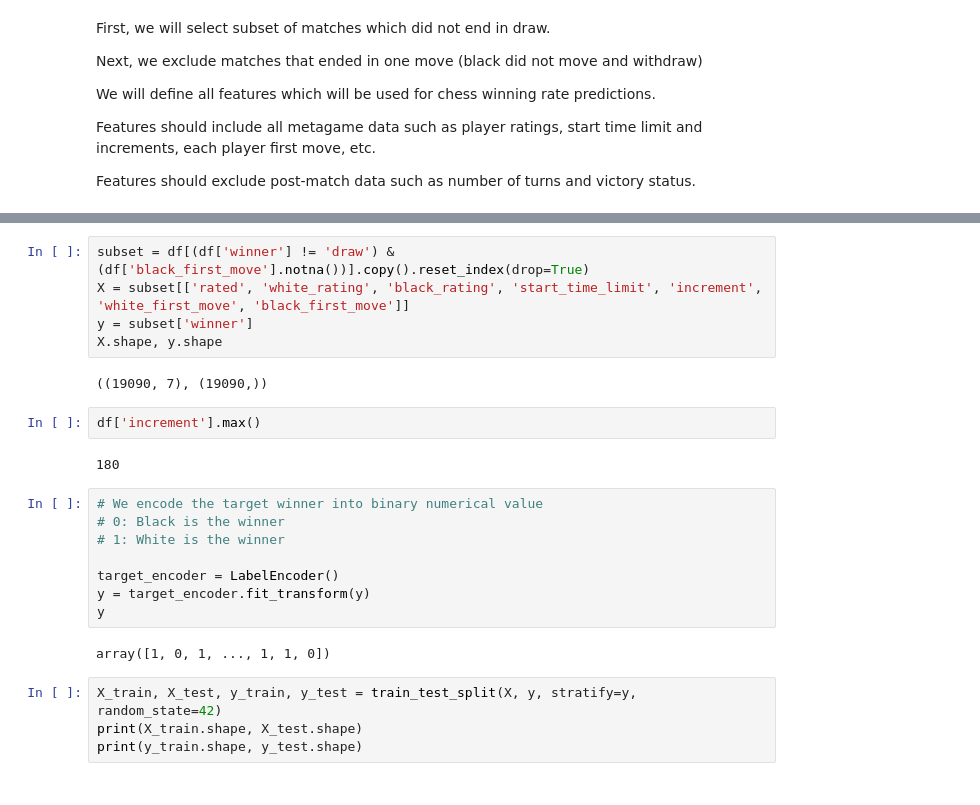
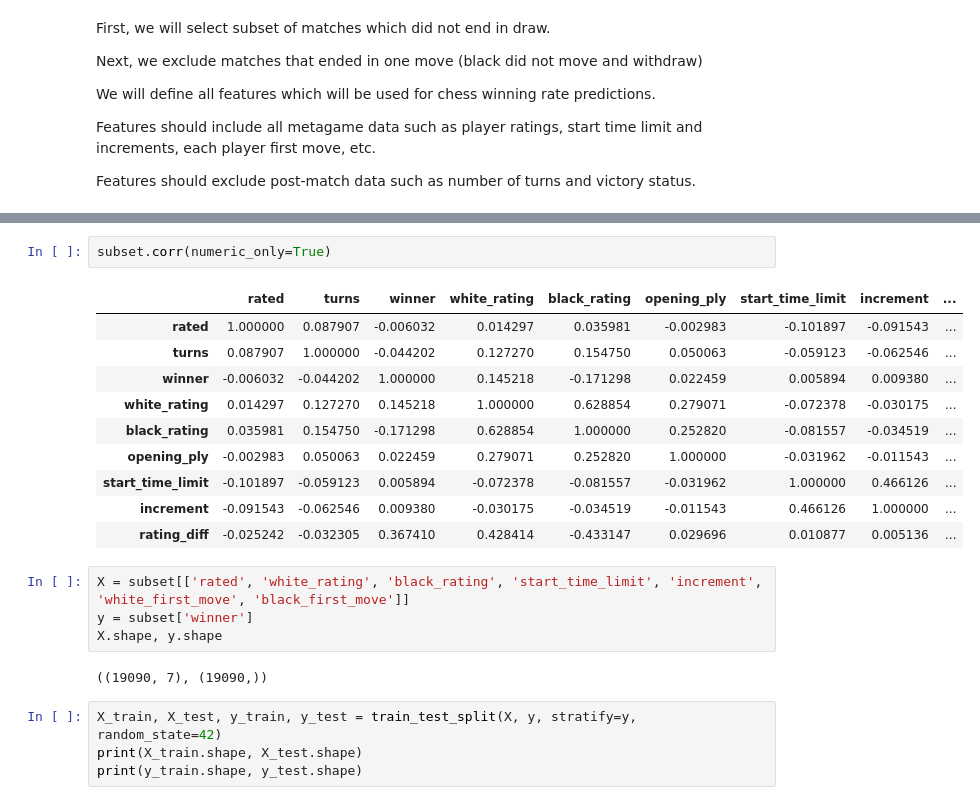
Before and after one commit to ParunNg/Chess-Winning-Rate-Prediction, a Jupyter notebook: chess_games.ipynb, the cells around one changed output, grey strips where cells are left out. Drawn from its saved outputs; the diff is of its cells as text.

```diff
--- a/chess_games.ipynb
+++ b/chess_games.ipynb
@@ -322,24 +353,22 @@ Features should exclude post-match data such as number of turns and victory stat
+# %%
+subset.corr(numeric_only=True)
+# %% [output]
+|  | rated | turns | winner | white_rating | black_rating | opening_ply | start_time_limit | increment | ... |
+| rated | 1.000000 | 0.087907 | -0.006032 | 0.014297 | 0.035981 | -0.002983 | -0.101897 | -0.091543 | ... |
+| turns | 0.087907 | 1.000000 | -0.044202 | 0.127270 | 0.154750 | 0.050063 | -0.059123 | -0.062546 | ... |
+| winner | -0.006032 | -0.044202 | 1.000000 | 0.145218 | -0.171298 | 0.022459 | 0.005894 | 0.009380 | ... |
+| white_rating | 0.014297 | 0.127270 | 0.145218 | 1.000000 | 0.628854 | 0.279071 | -0.072378 | -0.030175 | ... |
+| black_rating | 0.035981 | 0.154750 | -0.171298 | 0.628854 | 1.000000 | 0.252820 | -0.081557 | -0.034519 | ... |
+| opening_ply | -0.002983 | 0.050063 | 0.022459 | 0.279071 | 0.252820 | 1.000000 | -0.031962 | -0.011543 | ... |
+| start_time_limit | -0.101897 | -0.059123 | 0.005894 | -0.072378 | -0.081557 | -0.031962 | 1.000000 | 0.466126 | ... |
+| increment | -0.091543 | -0.062546 | 0.009380 | -0.030175 | -0.034519 | -0.011543 | 0.466126 | 1.000000 | ... |
+| rating_diff | -0.025242 | -0.032305 | 0.367410 | 0.428414 | -0.433147 | 0.029696 | 0.010877 | 0.005136 | ... |
 # %%
-subset = df[(df['winner'] != 'draw') & (df['black_first_move'].notna())].copy().reset_index(drop=True)
 X = subset[['rated', 'white_rating', 'black_rating', 'start_time_limit', 'increment', 'white_first_move', 'black_first_move']]
 y = subset['winner']
 X.shape, y.shape
 # %% [output]
 ((19090, 7), (19090,))
-# %%
-df['increment'].max()
-# %% [output]
-180
-# %%
-# We encode the target winner into binary numerical value
-# 0: Black is the winner
-# 1: White is the winner
-
-target_encoder = LabelEncoder()
-y = target_encoder.fit_transform(y)
-y
-# %% [output]
-array([1, 0, 1, ..., 1, 1, 0])
 # %%
 X_train, X_test, y_train, y_test = train_test_split(X, y, stratify=y, random_state=42)
 print(X_train.shape, X_test.shape)
```
Also changed, not shown: parts of 19 cells of this notebook, 2 other files.
